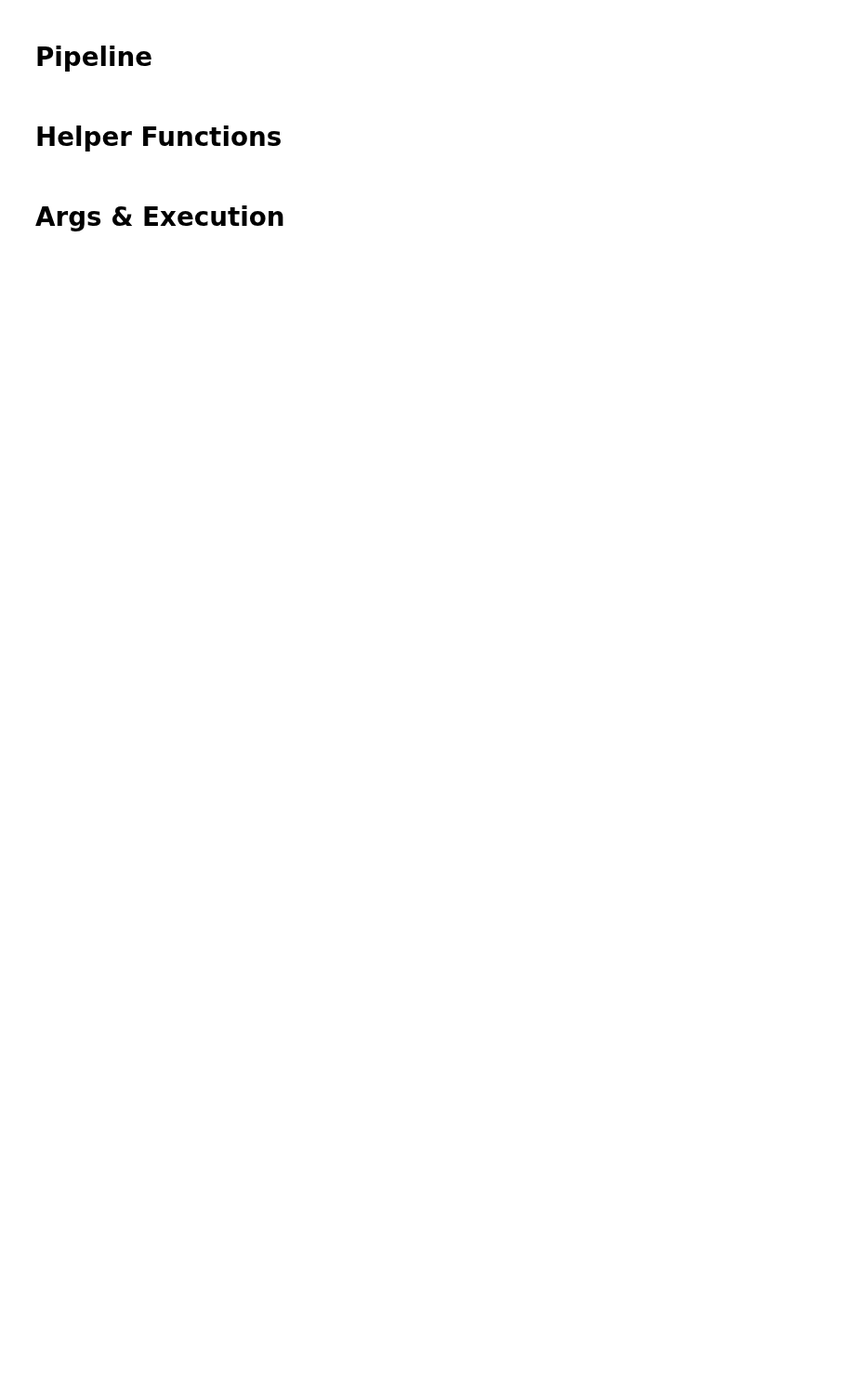
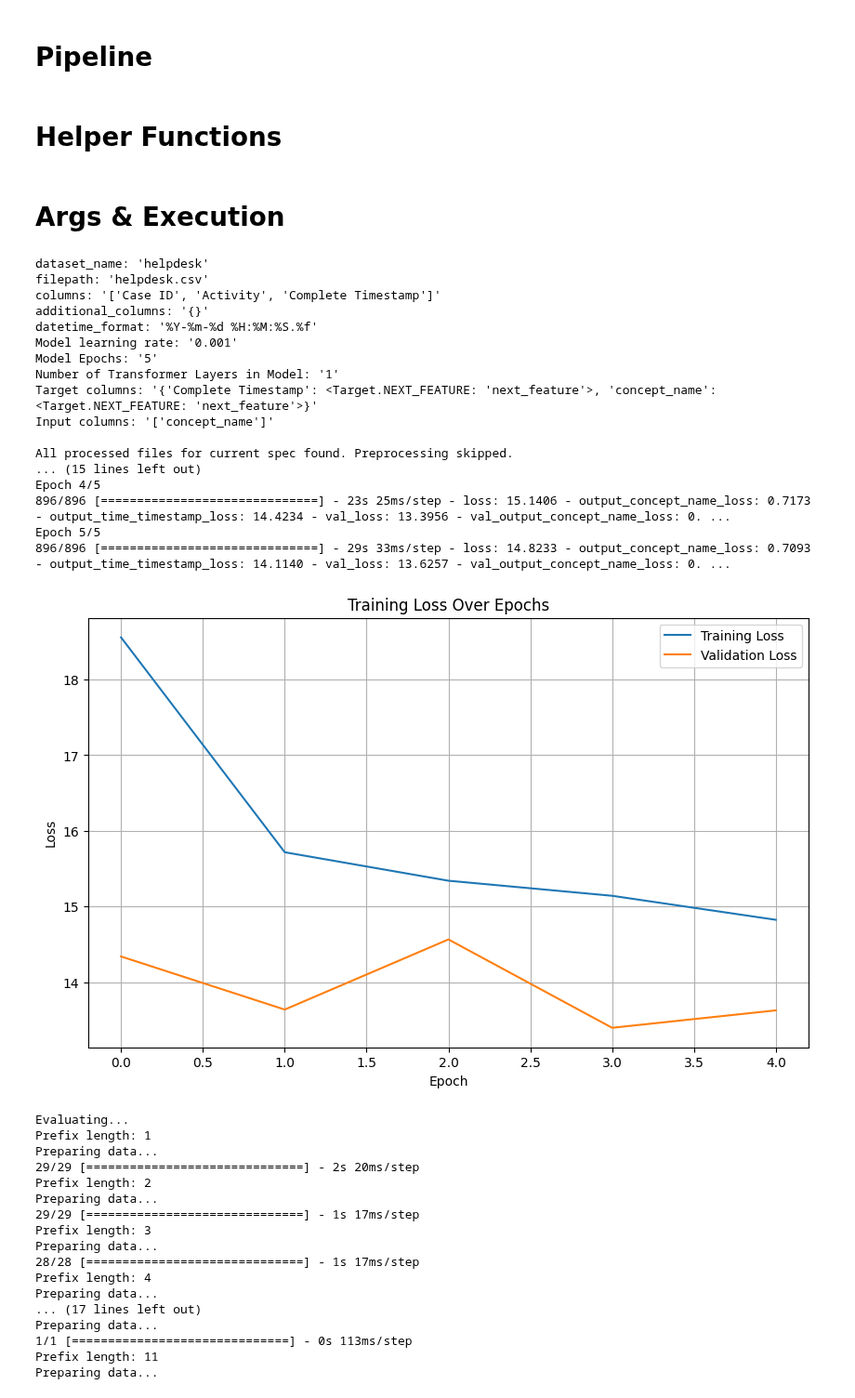
Before and after one commit to venividivincii/MasterThesis, a Jupyter notebook: MultiTaskTransformer/main.ipynb, the cells around one changed output. Shown at 93% size. Saved outputs shown, nothing was run; the diff lists cells and outputs as text; code cells hidden in the pictures; blank space fills up the shorter version.

```diff
--- a/MultiTaskTransformer/main.ipynb
+++ b/MultiTaskTransformer/main.ipynb
@@ -275,35 +275,36 @@ class pipeline:
             print("Using Multi-Task Learning Setup")
             # Multi-task scenario: use MultiTaskLoss
             # Define the loss functions for each output and whether they are regression tasks
-            losses = []
             is_regression = []
 
-            for feature, target in self.target_columns.items():
-                if feature_type_dict[Feature_Type.CATEGORICAL]:
-                    losses.append(tf.keras.losses.SparseCategoricalCrossentropy(from_logits=False))
+            for feature in self.target_columns.keys():
+                if feature in feature_type_dict[Feature_Type.CATEGORICAL]:
                     is_regression.append(False)  # False for classification tasks
-                if feature_type_dict[Feature_Type.TIMESTAMP]:
-                    losses.append(tf.keras.losses.LogCosh())
+                elif feature in feature_type_dict[Feature_Type.TIMESTAMP]:
                     is_regression.append(True)  # True for regression tasks
 
-            # Create the MultiTaskLoss layer
-            multitask_loss_layer = transformer.MultiTaskLoss(is_regression=is_regression, reduction='sum')
+            print(is_regression)
 
-            # Convert losses to a tensor and apply the MultiTaskLoss
-            def combined_loss(y_true, y_pred):
-                loss_values = []
-                for i in range(len(losses)):
-                    loss_value = losses[i](y_true[i], y_pred[i])
-                    loss_values.append(loss_value)
+            # Custom loss function that integrates MultiTaskLossLayer
+            def multi_task_loss_fn(is_regression):
+                multi_task_loss_layer = transformer.MultiTaskLossLayer(is_regression)
+                def loss_fn(y_true, y_pred):
+                    # Since y_true and y_pred are passed separately for each output, we wrap them in a list
+                    y_trues = [y_true]
+                    y_preds = [y_pred]
+                    # Call the multi-task loss layer for a single task
+                    return multi_task_loss_layer(y_trues, y_preds)
+                return loss_fn
 
-                loss_tensor = tf.stack(loss_values)
-                return multitask_loss_layer(loss_tensor)
+            losses = {}
+            for output_key, reg in zip(train_token_dict_y.keys(), is_regression):
+                losses.update({output_key: multi_task_loss_fn([reg])})
 
             # Compile the model with the combined loss
             model.compile(
                 optimizer=tf.keras.optimizers.Adam(self.model_learning_rate),
-                loss=combined_loss,
-                metrics=[combined_loss]
+                loss=losses#,
+                #metrics=[combined_loss]
             )
 
         else:
@@ -647,13 +648,13 @@ args_helpdesk = {
         "dataset_name": "helpdesk",
         "filepath": "helpdesk.csv",
         "columns": ["Case ID", "Activity", "Complete Timestamp"],
-        "additional_columns": {Feature_Type.CATEGORICAL: ["Resource"]},
+        "additional_columns": {},
         "datetime_format": "%Y-%m-%d %H:%M:%S.%f",
         "model_learning_rate": 0.001,
         "model_epochs": 5,
         "model_num_layers": 1,
         "target_columns": {"Activity": Target.NEXT_FEATURE, "Complete Timestamp": Target.NEXT_FEATURE},
-        "input_columns": ["Activity", "Resource", "Complete Timestamp"],
+        "input_columns": ["Activity"],
         "temporal_features": {Temporal_Feature.DAY_OF_WEEK: True, Temporal_Feature.HOUR_OF_DAY: True},
         "model_architecture": Model_Architecture.COMMON_POSEMBS_TRANSF
         }
@@ -701,30 +702,66 @@ args_bpi_2012 = {
 
 args_bpi_2013 = {
         "dataset_name": "bpi_2013",
         "filepath": "BPI_Challenge_2013_incidents.xes",
         "columns": ["case:concept:name", "concept:name", "time:timestamp"],
         "additional_columns": {Feature_Type.CATEGORICAL: ["org:resource"]},
         "datetime_format": "%Y-%m-%d %H:%M:%S%z",
         "model_learning_rate": 0.001,
         "model_epochs": 2,
         "model_num_layers": 1,
         "target_columns": {"concept:name": Target.NEXT_FEATURE},
         "input_columns": ["concept:name", "org:resource"]
         }
 
 args_bpi_2015_1 = {
         "dataset_name": "bpi_2015_1",
         "filepath": "BPIC15_1.xes",
         "columns": ["case:concept:name", "concept:name", "time:timestamp"],
         "additional_columns": {Feature_Type.CATEGORICAL: ["org:resource"]},
         "datetime_format": "%Y-%m-%d %H:%M:%S%z",
         "model_learning_rate": 0.001,
         "model_epochs": 2,
         "model_num_layers": 1,
         "target_columns": {"concept_name": Target.NEXT_FEATURE},
         "input_columns": ["concept_name", "org_resource"]
         }
 
 
 run(args_helpdesk)
 # preprocess(args_helpdesk)
+# %% [output]
+dataset_name: 'helpdesk'
+filepath: 'helpdesk.csv'
+columns: '['Case ID', 'Activity', 'Complete Timestamp']'
+additional_columns: '{}'
+datetime_format: '%Y-%m-%d %H:%M:%S.%f'
+Model learning rate: '0.001'
+Model Epochs: '5'
+Number of Transformer Layers in Model: '1'
+Target columns: '{'Complete Timestamp': <Target.NEXT_FEATURE: 'next_feature'>, 'concept_name': <Target.NEXT_FEATURE: 'next_feature'>}'
+Input columns: '['concept_name']'
+
+All processed files for current spec found. Preprocessing skipped.
+... (15 lines left out)
+Epoch 4/5
+896/896 [==============================] - 23s 25ms/step - loss: 15.1406 - output_concept_name_loss: 0.7173 - output_time_timestamp_loss: 14.4234 - val_loss: 13.3956 - val_output_concept_name_loss: 0. ...
+Epoch 5/5
+896/896 [==============================] - 29s 33ms/step - loss: 14.8233 - output_concept_name_loss: 0.7093 - output_time_timestamp_loss: 14.1140 - val_loss: 13.6257 - val_output_concept_name_loss: 0. ...
+[figure, added]
+Evaluating...
+Prefix length: 1
+Preparing data...
+29/29 [==============================] - 2s 20ms/step
+Prefix length: 2
+Preparing data...
+29/29 [==============================] - 1s 17ms/step
+Prefix length: 3
+Preparing data...
+28/28 [==============================] - 1s 17ms/step
+Prefix length: 4
+Preparing data...
+... (17 lines left out)
+Preparing data...
+1/1 [==============================] - 0s 113ms/step
+Prefix length: 11
+Preparing data...
```
Also changed, not shown: parts of 1 cell of this notebook, 2 other files.
